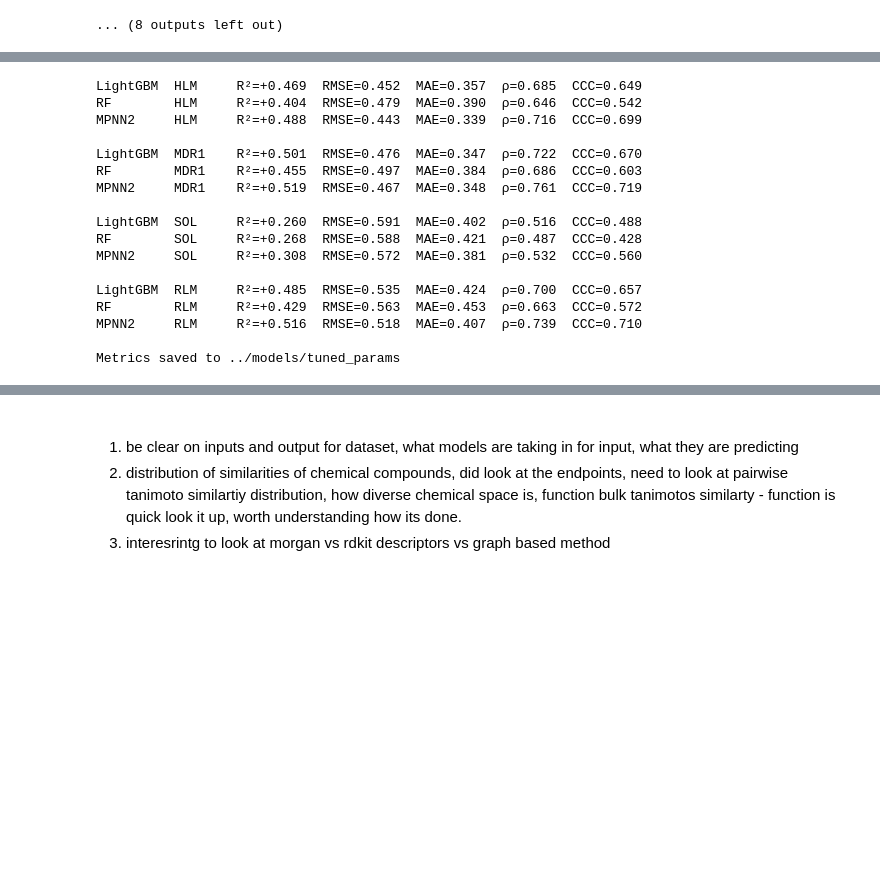
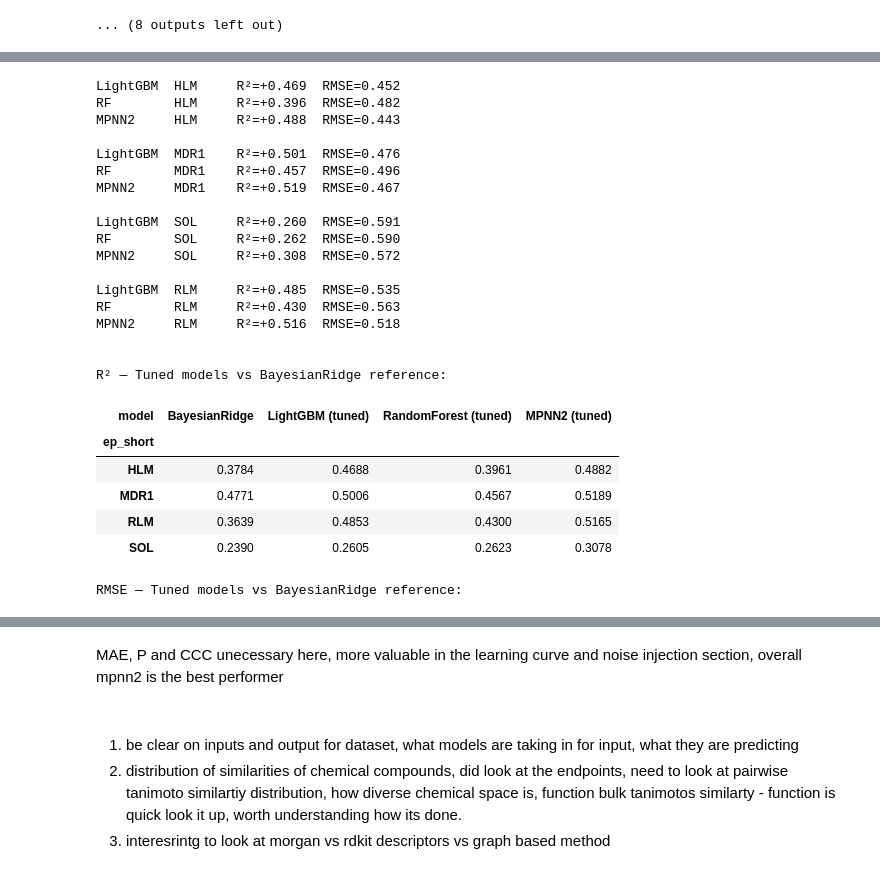
Before and after one commit to Zarif-S/uniq-plus-data-quantity-noise-qsar, a Jupyter notebook: notebooks/01_adme_eda_baseline.ipynb, the cells around one changed output, grey strips where cells are left out. Cells and saved outputs as stored; diff of their text form; code cells hidden in the pictures; blank space fills up the shorter version.

```diff
--- a/notebooks/01_adme_eda_baseline.ipynb
+++ b/notebooks/01_adme_eda_baseline.ipynb
@@ -1975,74 +1994,87 @@ Loading data
 # %%
-
-# ── 3.3  Re-evaluate tuned models with full metric set ──────────────────────
-# evaluate_model was updated after tuning ran (added MAE, Spearman, CCC).
-# Must reload the submodule (src.models.models) before the package to pick up changes.
-
-import importlib
-import src.models.models as _models_submod
-importlib.reload(_models_submod)
-import src.models as _models_mod
-importlib.reload(_models_mod)
-from src.models.models import evaluate_model
-
+# ── 3.3  Re-evaluate tuned models on full training set ──────────────────────
+# Tuning cells fit on 80% of train; here we refit on full train for final performance.
 lgbm_reeval, rf_reeval, mpnn2_reeval = [], [], []
 
 for col in MODEL_ENDPOINTS:
     ep = EP_SHORT_MAP[col]
     X_train, X_test, y_train, y_test, smiles_train, smiles_test = splits_rdkit[col]
 
-    # LightGBM — load best params, refit on full training set (seconds)
+    # LightGBM — load best params, refit on full training set
     lgbm_params = load_params(os.path.join(TUNED_PARAMS_DIR, f'{ep}_lgbm.json'))
     lgbm_model = make_model('LightGBM', lgbm_params).fit(X_train, y_train)
     m = evaluate_model(lgbm_model, X_test, y_test)
     lgbm_reeval.append({'ep_short': ep, 'model': 'LightGBM (tuned)', **m})
-    print(f'LightGBM  {ep:6s}  R²={m["R2"]:+.3f}  RMSE={m["RMSE"]:.3f}  MAE={m["MAE"]:.3f}  ρ={m["Spearman"]:.3f}  CCC={m["CCC"]:.3f}')
+    print(f'LightGBM  {ep:6s}  R²={m["R2"]:+.3f}  RMSE={m["RMSE"]:.3f}')
 
     # RandomForest — same pattern
     rf_params = load_params(os.path.join(TUNED_PARAMS_DIR, f'{ep}_rf.json'))
     rf_model = make_model('RandomForest', rf_params).fit(X_train, y_train)
     m = evaluate_model(rf_model, X_test, y_test)
     rf_reeval.append({'ep_short': ep, 'model': 'RandomForest (tuned)', **m})
-    print(f'RF        {ep:6s}  R²={m["R2"]:+.3f}  RMSE={m["RMSE"]:.3f}  MAE={m["MAE"]:.3f}  ρ={m["Spearman"]:.3f}  CCC={m["CCC"]:.3f}')
+    print(f'RF        {ep:6s}  R²={m["R2"]:+.3f}  RMSE={m["RMSE"]:.3f}')
 
     # MPNN2 — load predictions from saved preds.csv (no retraining needed)
-    # y_test is identical between splits and splits_rdkit (same random_state)
     preds_csv = os.path.join('..', 'models', 'mpnn2_tuned', ep, 'preds.csv')
     if os.path.exists(preds_csv):
         y_pred_mpnn2 = pd.read_csv(preds_csv).iloc[:, 1].values
         m = evaluate_model(None, None, y_test, y_pred=y_pred_mpnn2)
         mpnn2_reeval.append({'ep_short': ep, 'model': 'MPNN2 (tuned)', **m})
-        print(f'MPNN2     {ep:6s}  R²={m["R2"]:+.3f}  RMSE={m["RMSE"]:.3f}  MAE={m["MAE"]:.3f}  ρ={m["Spearman"]:.3f}  CCC={m["CCC"]:.3f}')
+        print(f'MPNN2     {ep:6s}  R²={m["R2"]:+.3f}  RMSE={m["RMSE"]:.3f}')
 
     print()
 
-# Overwrite in-memory DataFrames with full-metric versions
 lgbm_tuned_df = pd.DataFrame(lgbm_reeval)
 rf_tuned_df   = pd.DataFrame(rf_reeval)
 
 lgbm_tuned_df.to_csv(os.path.join(TUNED_PARAMS_DIR, 'lgbm_tuned_metrics.csv'), index=False)
 rf_tuned_df.to_csv(  os.path.join(TUNED_PARAMS_DIR, 'rf_tuned_metrics.csv'),   index=False)
 
 if mpnn2_reeval:
     mpnn2_tuned_df = pd.DataFrame(mpnn2_reeval)
     mpnn2_tuned_df.to_csv(os.path.join(TUNED_PARAMS_DIR, 'mpnn2_tuned_metrics.csv'), index=False)
 
-print('Metrics saved to', TUNED_PARAMS_DIR)
+# ── Summary comparison including BayesianRidge (non-tuned reference) ─────────
+br_baseline = results_df[
+    (results_df['features'] == 'RDKit2D') &
+    (results_df['model'] == 'BayesianRidge') &
+    (results_df['ep_short'].isin(['HLM', 'MDR1', 'SOL', 'RLM']))
+][['ep_short', 'model', 'R2', 'RMSE']].copy()
+
+all_tuned = pd.concat([br_baseline, lgbm_tuned_df, rf_tuned_df] +
+                      ([mpnn2_tuned_df] if mpnn2_reeval else []),
+                      ignore_index=True)[['ep_short', 'model', 'R2', 'RMSE']]
+
+col_order = ['BayesianRidge', 'LightGBM (tuned)', 'RandomForest (tuned)'] + \
+            (['MPNN2 (tuned)'] if mpnn2_reeval else [])
+
+print('\nR² — Tuned models vs BayesianRidge reference:')
+display(all_tuned.pivot(index='ep_short', columns='model', values='R2')[col_order].round(4))
+print('\nRMSE — Tuned models vs BayesianRidge reference:')
+display(all_tuned.pivot(index='ep_short', columns='model', values='RMSE')[col_order].round(4))
 # %% [output]
-LightGBM  HLM     R²=+0.469  RMSE=0.452  MAE=0.357  ρ=0.685  CCC=0.649
-RF        HLM     R²=+0.404  RMSE=0.479  MAE=0.390  ρ=0.646  CCC=0.542
-MPNN2     HLM     R²=+0.488  RMSE=0.443  MAE=0.339  ρ=0.716  CCC=0.699
+LightGBM  HLM     R²=+0.469  RMSE=0.452
+RF        HLM     R²=+0.396  RMSE=0.482
+MPNN2     HLM     R²=+0.488  RMSE=0.443
 
-LightGBM  MDR1    R²=+0.501  RMSE=0.476  MAE=0.347  ρ=0.722  CCC=0.670
-RF        MDR1    R²=+0.455  RMSE=0.497  MAE=0.384  ρ=0.686  CCC=0.603
-MPNN2     MDR1    R²=+0.519  RMSE=0.467  MAE=0.348  ρ=0.761  CCC=0.719
+LightGBM  MDR1    R²=+0.501  RMSE=0.476
+RF        MDR1    R²=+0.457  RMSE=0.496
+MPNN2     MDR1    R²=+0.519  RMSE=0.467
 
-LightGBM  SOL     R²=+0.260  RMSE=0.591  MAE=0.402  ρ=0.516  CCC=0.488
-RF        SOL     R²=+0.268  RMSE=0.588  MAE=0.421  ρ=0.487  CCC=0.428
-MPNN2     SOL     R²=+0.308  RMSE=0.572  MAE=0.381  ρ=0.532  CCC=0.560
+LightGBM  SOL     R²=+0.260  RMSE=0.591
+RF        SOL     R²=+0.262  RMSE=0.590
+MPNN2     SOL     R²=+0.308  RMSE=0.572
 
-LightGBM  RLM     R²=+0.485  RMSE=0.535  MAE=0.424  ρ=0.700  CCC=0.657
-RF        RLM     R²=+0.429  RMSE=0.563  MAE=0.453  ρ=0.663  CCC=0.572
-MPNN2     RLM     R²=+0.516  RMSE=0.518  MAE=0.407  ρ=0.739  CCC=0.710
+LightGBM  RLM     R²=+0.485  RMSE=0.535
+RF        RLM     R²=+0.430  RMSE=0.563
+MPNN2     RLM     R²=+0.516  RMSE=0.518
 
-Metrics saved to ../models/tuned_params
+
+R² — Tuned models vs BayesianRidge reference:
+| model | BayesianRidge | LightGBM (tuned) | RandomForest (tuned) | MPNN2 (tuned) |
+| ep_short |  |  |  |  |
+| HLM | 0.3784 | 0.4688 | 0.3961 | 0.4882 |
+| MDR1 | 0.4771 | 0.5006 | 0.4567 | 0.5189 |
+| RLM | 0.3639 | 0.4853 | 0.4300 | 0.5165 |
+| SOL | 0.2390 | 0.2605 | 0.2623 | 0.3078 |
+RMSE — Tuned models vs BayesianRidge reference:
@@ -2049,3 +2087,5 @@ Metrics saved to ../models/tuned_params
+# %% [markdown]
+MAE, P and CCC unecessary here, more valuable in the learning curve and noise injection section, overall mpnn2 is the best performer
 # %% [markdown]
 #
 
```
Also changed, not shown: parts of 6 cells of this notebook, 37 other files.
